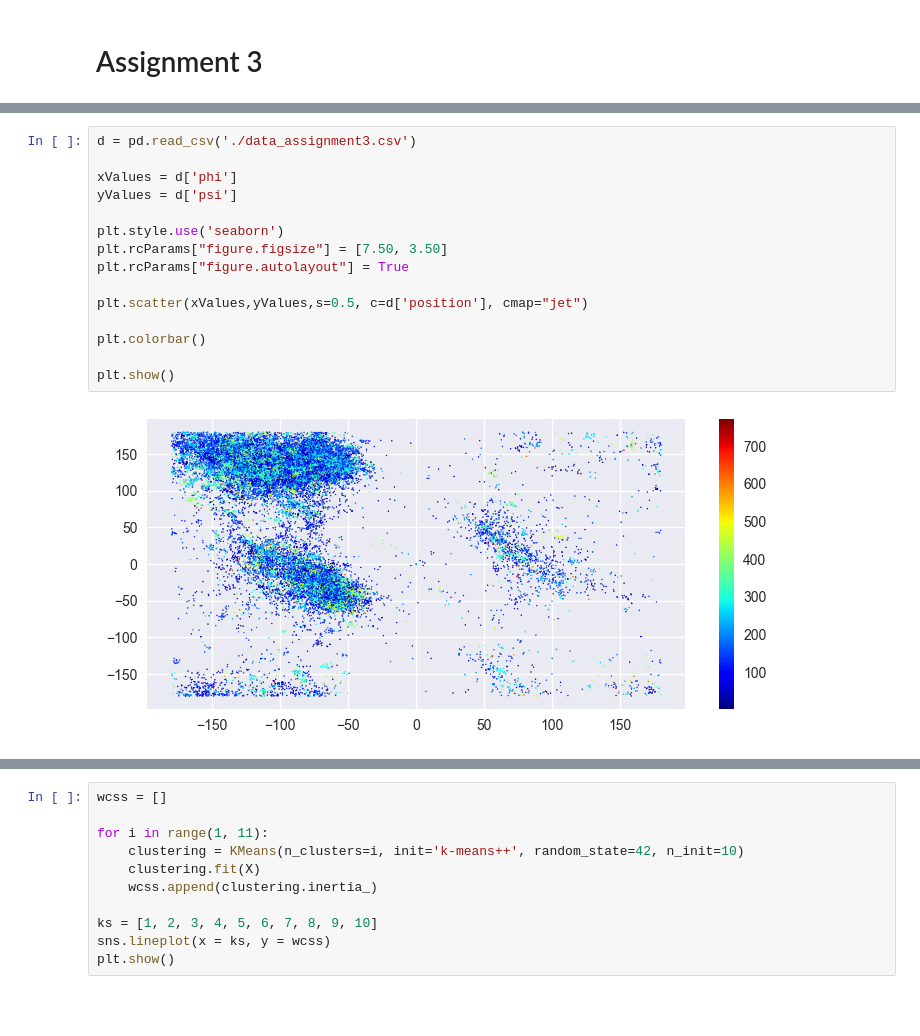
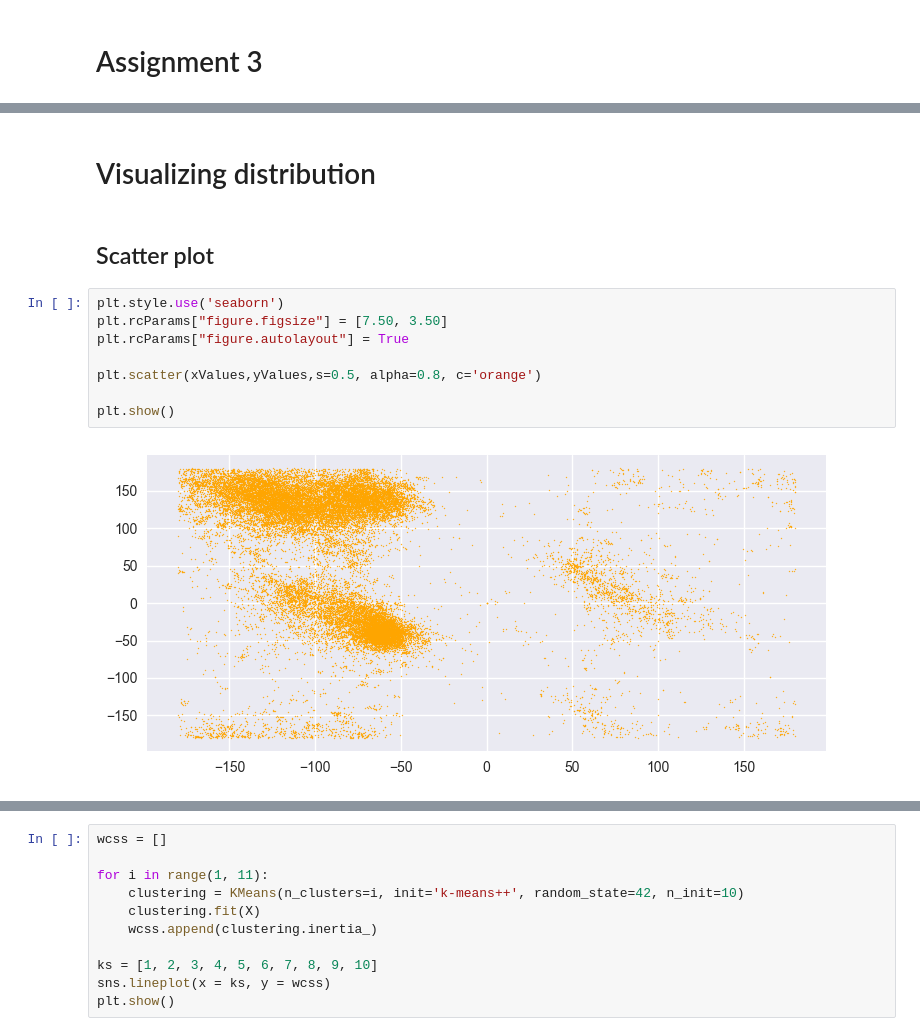
Before and after one commit to Niclindm/DAT405, a Jupyter notebook: Weekly assignment 3/Assigment3.ipynb, the cells around one changed output, grey strips where cells are left out. Saved outputs shown, nothing was run; the diff lists cells and outputs as text; blank space fills up the shorter version.

```diff
--- a/Weekly assignment 3/Assigment3.ipynb
+++ b/Weekly assignment 3/Assigment3.ipynb
@@ -17,17 +48,14 @@ from yellowbrick.cluster import SilhouetteVisualizer
+# %% [markdown]
+# Visualizing distribution
+# %% [markdown]
+## Scatter plot
 # %%
-d = pd.read_csv('./data_assignment3.csv')
-
-xValues = d['phi']
-yValues = d['psi']
-
 plt.style.use('seaborn')
 plt.rcParams["figure.figsize"] = [7.50, 3.50]
 plt.rcParams["figure.autolayout"] = True
 
-plt.scatter(xValues,yValues,s=0.5, c=d['position'], cmap="jet")
-
-plt.colorbar()
+plt.scatter(xValues,yValues,s=0.5, alpha=0.8, c='orange')
 
 plt.show()
 # %% [output]
-[figure, old version]
+[figure, new version]
```
Also changed, not shown: parts of 18 cells of this notebook, 1 other file.
